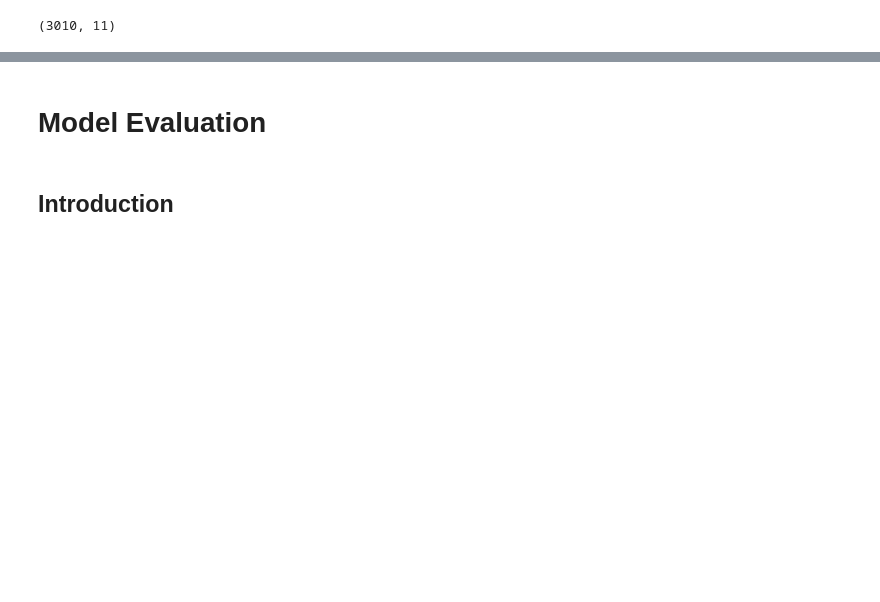
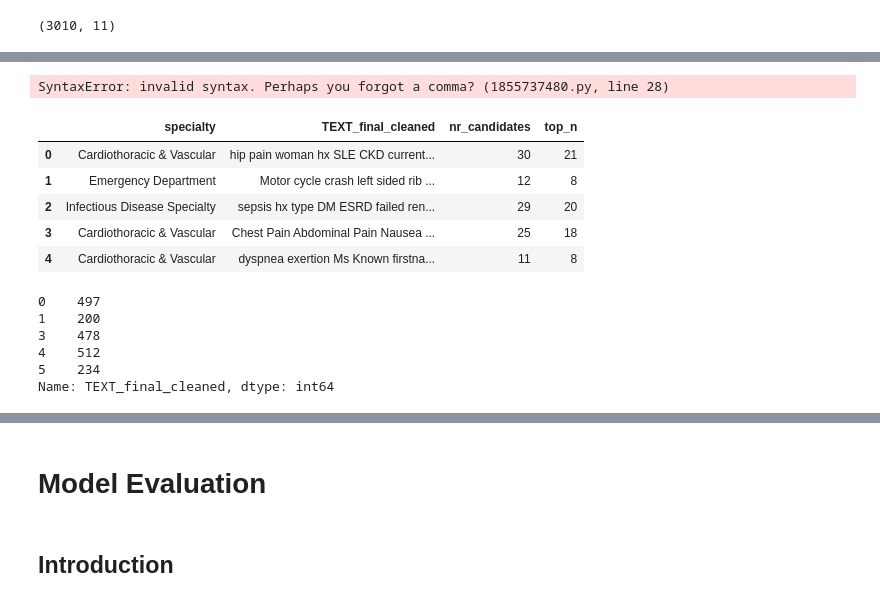
Before and after one commit to Tara-Sophia/NLP_Masterthesis, a Jupyter notebook: test.ipynb, the cells around one changed output, grey strips where cells are left out. Cells and saved outputs as stored; diff of their text form; code cells hidden in the pictures; blank space fills up the shorter version.

```diff
--- a/test.ipynb
+++ b/test.ipynb
@@ -114,0 +135,40 @@ pd.concat([df, df2], axis=1)
+# %%
+
+
+def keyword_extraction(x: str, model, nr_candidates: int, top_n: int) -> list[tuple]:
+    """
+    This function extracts keywords from the input text.
+    Parameters
+    ----------
+    x : str
+        Input sentence.
+    model : str
+        Path to the model to use for keyword extraction
+    Returns
+    -------
+    list[str]
+        List of keywords.
+    """
+    tokenizer = AutoTokenizer.from_pretrained(model, model_max_lenght=512)
+
+    hf_model = pipeline(
+        "feature-extraction",
+        model=model,
+        tokenizer=tokenizer,
+    )
+    kw_model = KeyBERT(model=hf_model)
+    keywords = kw_model.extract_keywords(
+        x,
+        keyphrase_ngram_range=(1, 1),
+        stop_words="english",
+        use_maxsum=True,
+        nr_candidates=2
+        top_n=2,
+        use_mmr=True,
+        diversity=0.5    )
+    return keywords
+
+
+# extract keywords from transcription column and create new column with keywords
+# %% [output]
+SyntaxError: invalid syntax. Perhaps you forgot a comma? (1855737480.py, line 28)
@@ -114,0 +261,25 @@ pd.concat([df, df2], axis=1)
+# %%
+#drop text, text final column
+df.drop(columns=["TEXT", "TEXT_final"], inplace=True)
+#show complete coumn width
+pd.set_option('display.max_colwidth', None)
+df.head()
+# %% [output]
+|  | specialty | TEXT_final_cleaned | nr_candidates | top_n |
+| 0 | Cardiothoracic & Vascular | hip pain woman hx SLE CKD current... | 30 | 21 |
+| 1 | Emergency Department | Motor cycle crash left sided rib ... | 12 | 8 |
+| 2 | Infectious Disease Specialty | sepsis hx type DM ESRD failed ren... | 29 | 20 |
+| 3 | Cardiothoracic & Vascular | Chest Pain Abdominal Pain Nausea ... | 25 | 18 |
+| 4 | Cardiothoracic & Vascular | dyspnea exertion Ms Known firstna... | 11 | 8 |
+# %%
+df_t = df.head(5)
+df_t
+#print leght of text final cleaned
+df_t["TEXT_final_cleaned"].apply(len)
+# %% [output]
+0    497
+1    200
+3    478
+4    512
+5    234
+Name: TEXT_final_cleaned, dtype: int64
```
Also changed, not shown: parts of 7 cells of this notebook, 4 other files.
